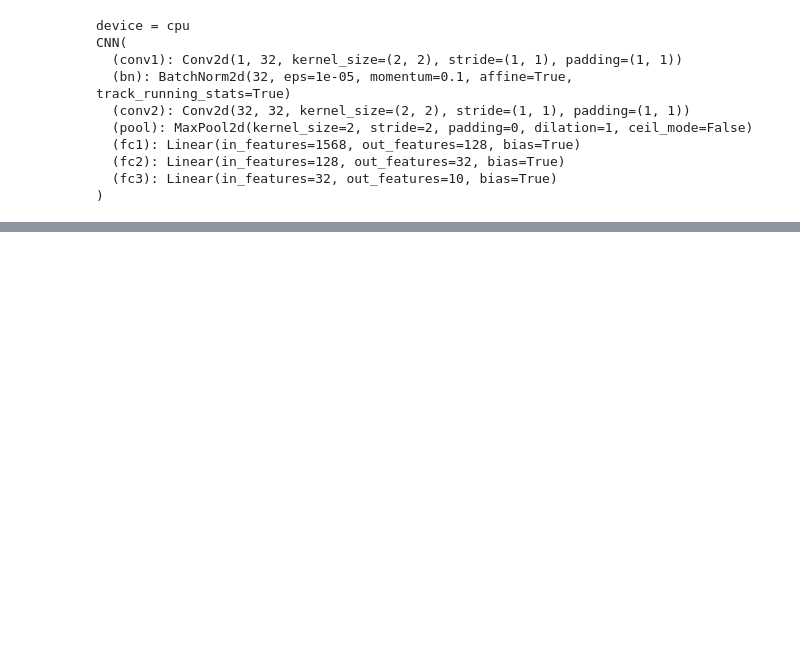
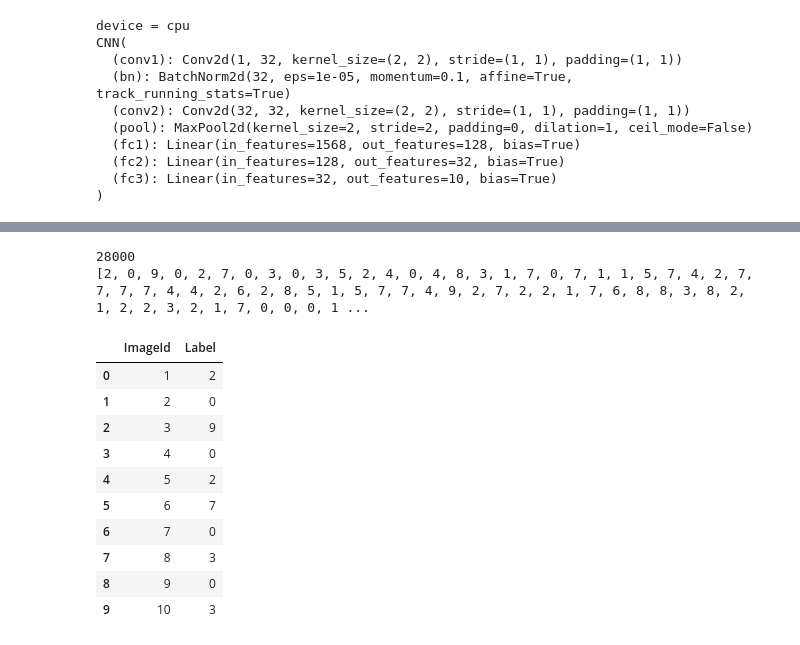
Before and after one commit to diet-teacher/personal-study, a Jupyter notebook: kaggle/MNIST_CNN.ipynb, the cells around one changed output, grey strips where cells are left out. Saved outputs shown, nothing was run; the diff lists cells and outputs as text; code cells hidden in the pictures; blank space fills up the shorter version.

```diff
--- a/kaggle/MNIST_CNN.ipynb
+++ b/kaggle/MNIST_CNN.ipynb
@@ -280,0 +300,44 @@ train epoch : 100 [32000/33600 (95%)]    Train Loss : 0.000341
+# %%
+# 예측
+
+final_preds = []
+
+def predict(model, dataloader, device):
+    model.eval()
+
+    with torch.no_grad():
+        for inputs, targets in dataloader:
+            inputs = inputs.to(device)
+            targets = targets.to(device)
+
+            outputs = model(inputs)
+
+            _, preds = torch.max(outputs, 1)
+            preds = preds.cpu().data.numpy()
+
+            final_preds.extend(preds)
+
+predict(model, test_dataloader, device)
+
+print(len(final_preds))
+print(final_preds)
+# %% [output]
+28000
+[2, 0, 9, 0, 2, 7, 0, 3, 0, 3, 5, 2, 4, 0, 4, 8, 3, 1, 7, 0, 7, 1, 1, 5, 7, 4, 2, 7, 7, 7, 7, 4, 4, 2, 6, 2, 8, 5, 1, 5, 7, 7, 4, 9, 2, 7, 2, 2, 1, 7, 6, 8, 8, 3, 8, 2, 1, 2, 2, 3, 2, 1, 7, 0, 0, 0, 1 ...
+# %%
+submission = pd.read_csv('./dataset/digit-recognizer/sample_submission.csv')
+submission['Label'] = final_preds
+submission.to_csv('./dataset/digit-recognizer/submission_CNN.csv', index=False)
+submission.head(10)
+# %% [output]
+|  | ImageId | Label |
+| 0 | 1 | 2 |
+| 1 | 2 | 0 |
+| 2 | 3 | 9 |
+| 3 | 4 | 0 |
+| 4 | 5 | 2 |
+| 5 | 6 | 7 |
+| 6 | 7 | 0 |
+| 7 | 8 | 3 |
+| 8 | 9 | 0 |
+| 9 | 10 | 3 |
```
Also changed, not shown: parts of 4 cells of this notebook.
